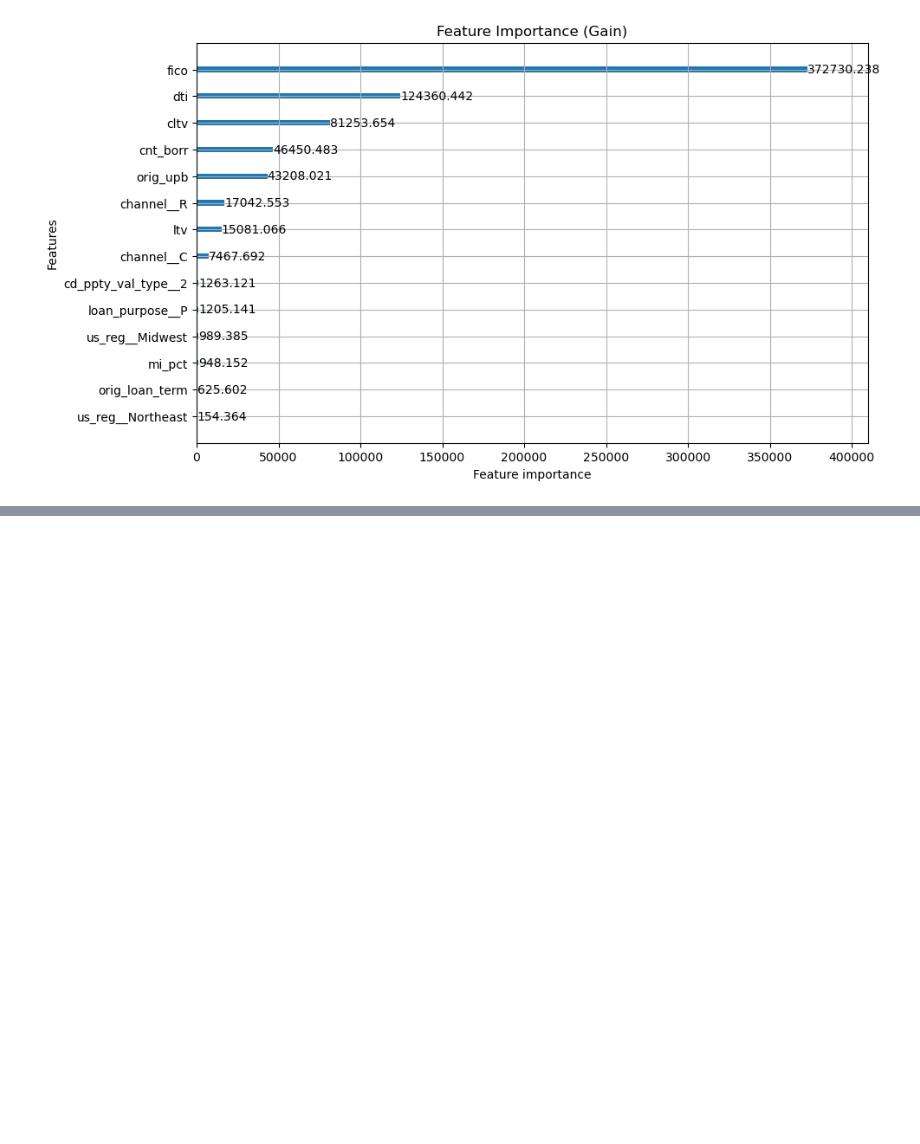
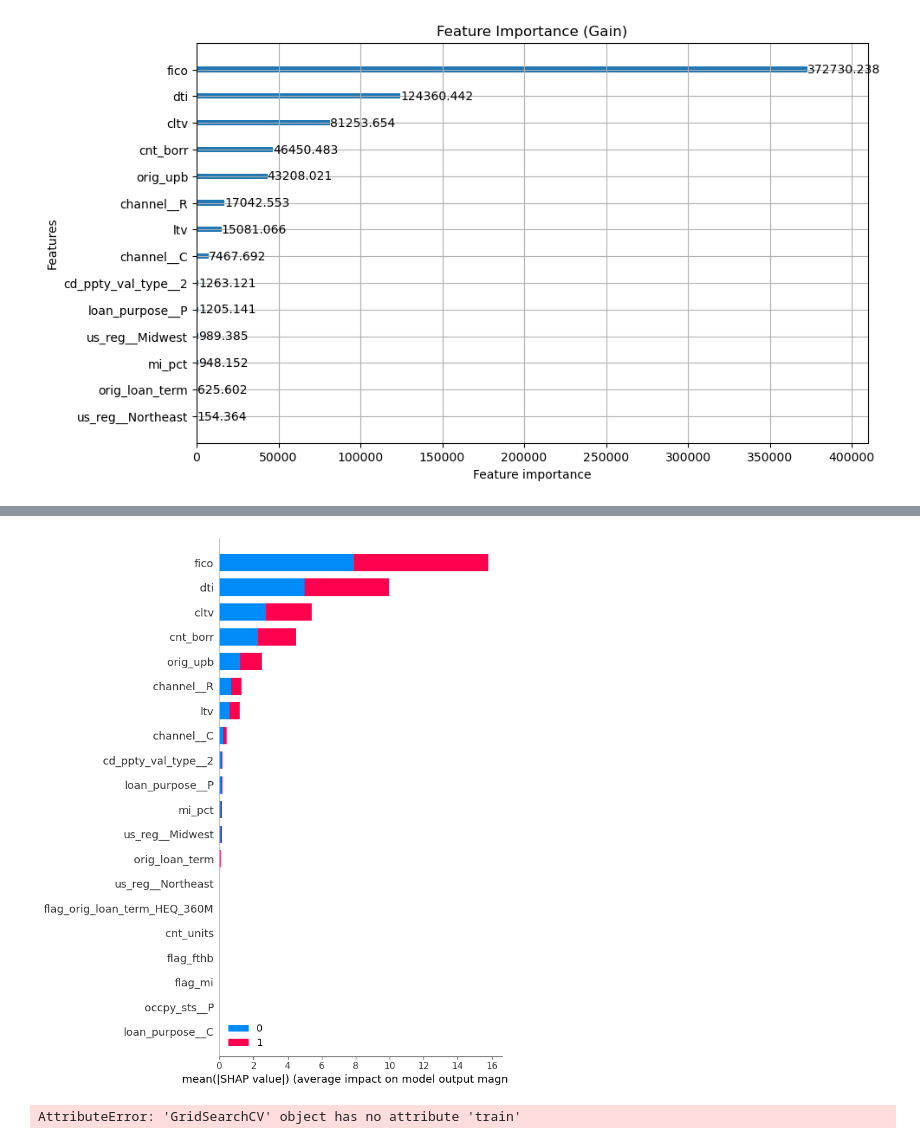
Before and after one commit to MPauline26/Masterthesis, a Jupyter notebook: RandomForest/MA_RandomForest.ipynb, the cells around one changed output, grey strips where cells are left out. Cells and saved outputs as stored; diff of their text form; code cells hidden in the pictures; blank space fills up the shorter version.

Commit message:
LIME, SHAPE and GridSearch added

```diff
--- a/RandomForest/MA_RandomForest.ipynb
+++ b/RandomForest/MA_RandomForest.ipynb
@@ -295,0 +204,34 @@ NameError: name 'version' is not defined
+# %%
+# SHAP (SHapley Additive exPlanations)
+explainer_shap = shap.TreeExplainer(bst)
+shap_values = explainer_shap.shap_values(X_test)
+shap.summary_plot(shap_values, X_test, plot_type="bar", class_names=['0', '1'])
+plt.show()
+# %% [output]
+[figure, added]
+# %%
+from sklearn.model_selection import (train_test_split, GridSearchCV)
+
+gridParams = {
+    'learning_rate': [0.005, 0.01],
+    'n_estimators': [8,16,24],
+    'num_leaves': [6,8,12,16], # large num_leaves helps improve accuracy but might lead to over-fitting
+    'boosting_type' : ['rf'], # for better accuracy -> try dart
+    'objective' : ['binary'],
+    'max_bin':[255, 510], # large max_bin helps improve accuracy but might slow down training progress
+    'random_state' : [500],
+    'colsample_bytree' : [0.64, 0.65, 0.66],
+    'subsample' : [0.7,0.75],
+    'reg_alpha' : [1,1.2],
+    'reg_lambda' : [1,1.2,1.4],
+    }
+
+grid = GridSearchCV(bst, gridParams, verbose=1, cv=4, n_jobs=-1)
+# Run the grid
+grid.fit(X_train, y_train)
+
+# Print the best parameters found
+print(grid.best_params_)
+print(grid.best_score_)
+# %% [output]
+AttributeError: 'GridSearchCV' object has no attribute 'train'
```
Also changed, not shown: parts of 16 cells of this notebook.
